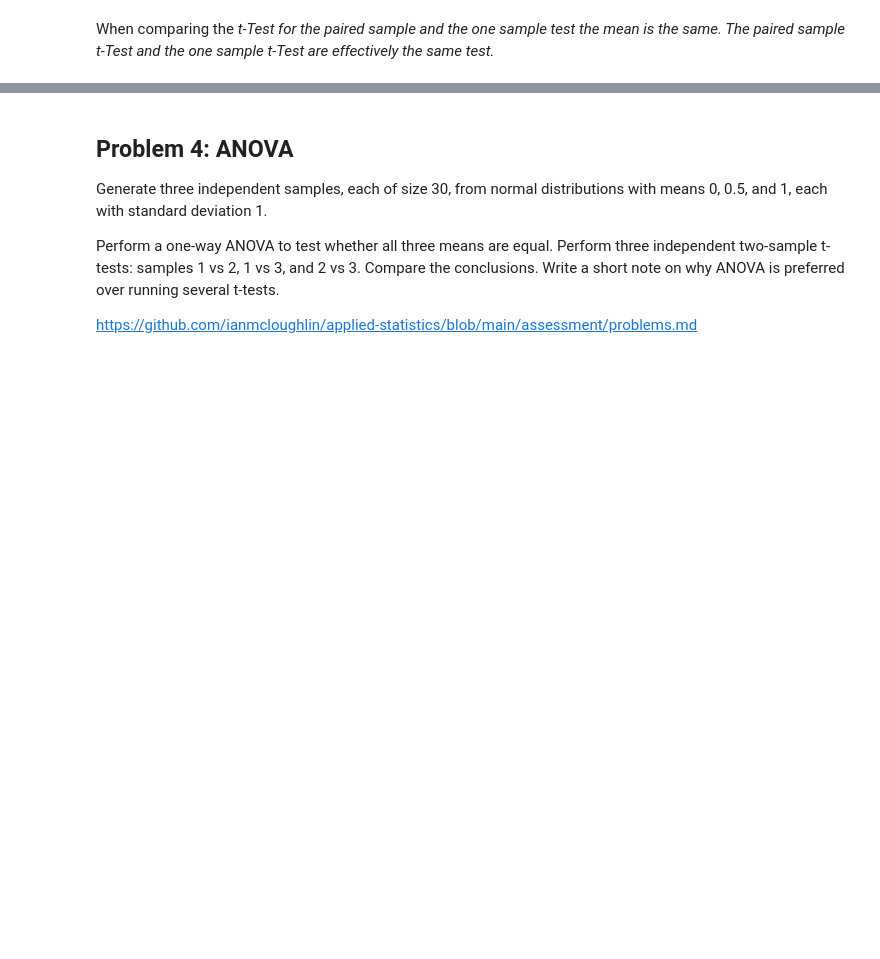
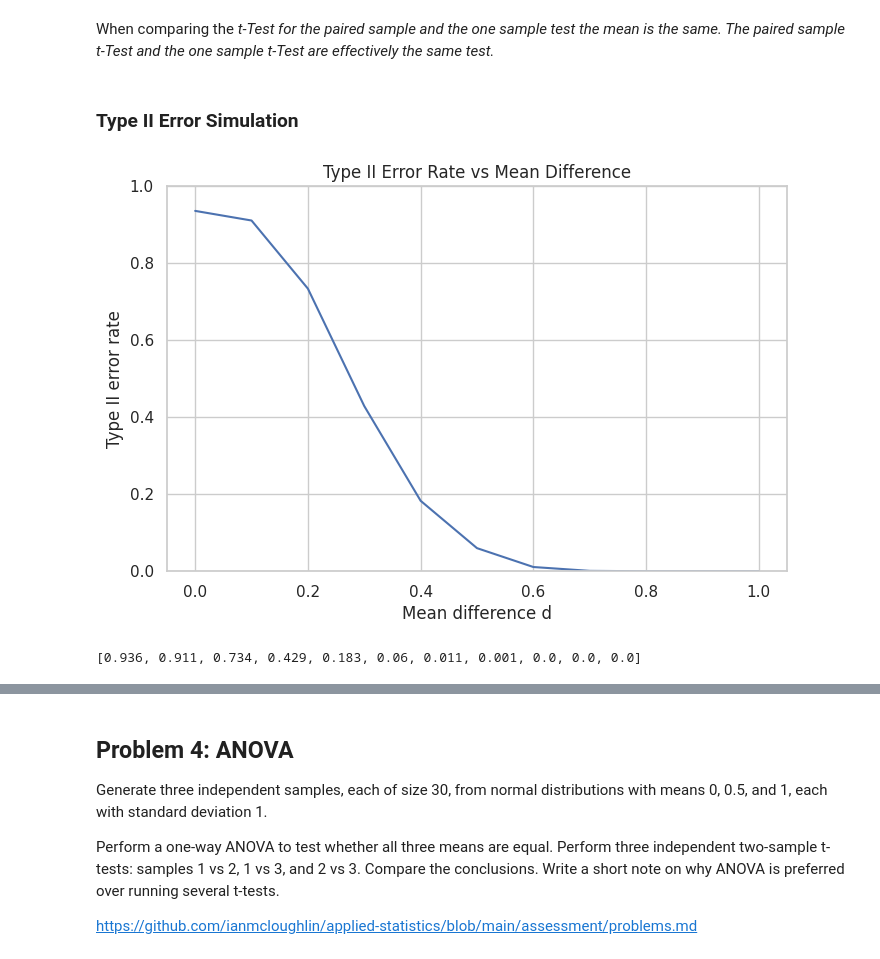
Before and after one commit to GraceMarySmyth/applied-statistics-assessment, a Jupyter notebook: problems.ipynb, the cells around one changed output, grey strips where cells are left out. Saved outputs shown, nothing was run; the diff lists cells and outputs as text; code cells hidden in the pictures; blank space fills up the shorter version.

```diff
--- a/problems.ipynb
+++ b/problems.ipynb
@@ -1308,5 +1335,47 @@ TtestResult(statistic=np.float64(-1.3935143761480753), pvalue=np.float64(0.17405
 # %% [markdown]
 When comparing the <i>t</t>-Test for the paired sample and the one sample test the mean is the same. The paired sample <i>t</i>-Test and the one sample <i>t</i>-Test are effectively the same test.
+# %% [markdown]
+### Type II Error Simulation
+# %%
+# create a random number generator (RNG) with a fixed seed
+# https://numpy.org/doc/stable/reference/random/generated/numpy.random.default_rng.html
+
+rng = np.random.default_rng(0)
+# %%
+# ds values from 0 to 1 in steps of 0.1
+# to store type II error rates
+ds = np.arange(0, 1.01, 0.1)
+type2_rates = []
+# %%
+n = 100        # sample size per group
+n_sim = 1000   # number of simulations per mean difference
+# %%
+#
+
+for d in ds:
+    fails = 0
+    for _ in range(n_sim):
+        x = rng.standard_normal(n)
+        y = rng.normal(loc=d, scale=1, size=n)
+        stat, p = stats.ttest_ind(x, y)
+        if p >= 0.05:
+            fails += 1
+    type2_rates.append(fails / n_sim)
+# %%
+# plot type II error rates against mean differences
+
+plt.figure(figsize=(8,5))
+plt.plot(ds, type2_rates)
+plt.xlabel("Mean difference d")
+plt.ylabel("Type II error rate")
+plt.title("Type II Error Rate vs Mean Difference")
+plt.ylim(0,1)
+plt.show()
+
+type2_rates
+# %% [output]
+[figure, added]
+[0.936, 0.911, 0.734, 0.429, 0.183, 0.06, 0.011, 0.001, 0.0, 0.0, 0.0]
 # %% [markdown]
 When you realize there are more than two groups…
 *Enter ANOVA.*
```
Also changed, not shown: parts of 80 cells of this notebook, 1 other file.
